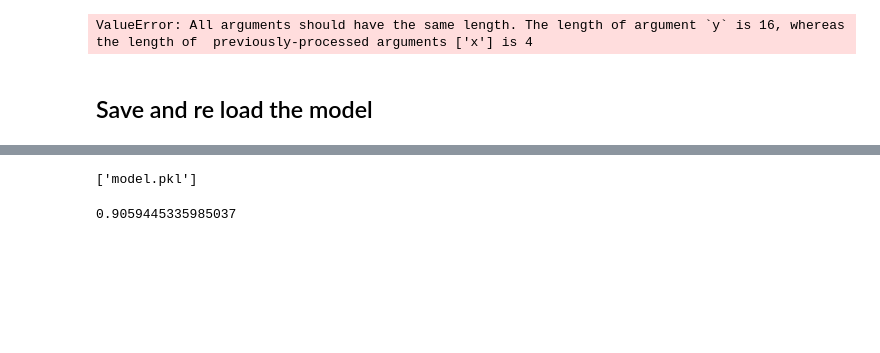
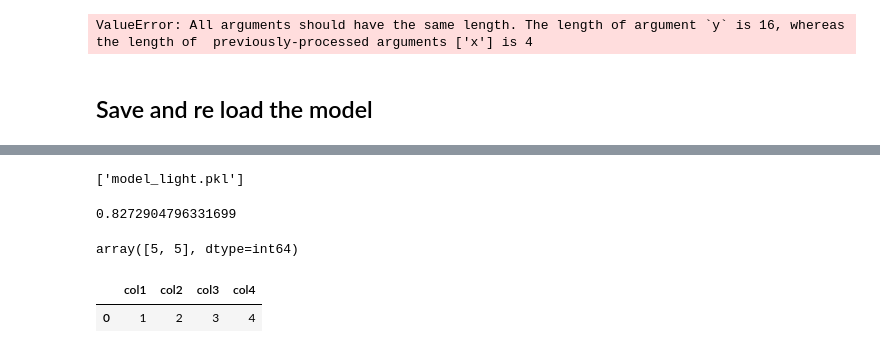
Before and after one commit to Nicolas-Thomazo/classification_image, a Jupyter notebook: exploration.ipynb, the cells around one changed output, grey strips where cells are left out. Cells and saved outputs as stored; diff of their text form; code cells hidden in the pictures; blank space fills up the shorter version.

```diff
--- a/exploration.ipynb
+++ b/exploration.ipynb
@@ -410,6 +412,6 @@ ImportError: cannot import name 'joblib' from 'sklearn.externals' (C:\Users\nico
 # %%
-filename = "model.pkl"
+filename = "model_light.pkl"
 joblib.dump(clf,filename)
 # %% [output]
-['model.pkl']
+['model_light.pkl']
 # %%
@@ -417,5 +423,20 @@ model=joblib.load(filename)
 # %%
-y_pred = model.predict(x_test)
-f1_score(y_test,y_pred, average='weighted')
+y_pred = model.predict(x_test_central)
+f1_score(y_test_central,y_pred, average='weighted')
 # %% [output]
-0.9059445335985037
+0.8272904796331699
+# %%
+model.predict([[1,2,3,4],[1,2,3,4]])
+# %% [output]
+array([5, 5], dtype=int64)
+# %%
+input_data = {
+            "col1": 1,
+            "col2": 2,
+            "col3": 3,
+            "col4":4
+        }
+pd.DataFrame(input_data, index=[0])
+# %% [output]
+|  | col1 | col2 | col3 | col4 |
+| 0 | 1 | 2 | 3 | 4 |
```
Also changed, not shown: parts of 5 cells of this notebook, 13 other files.
